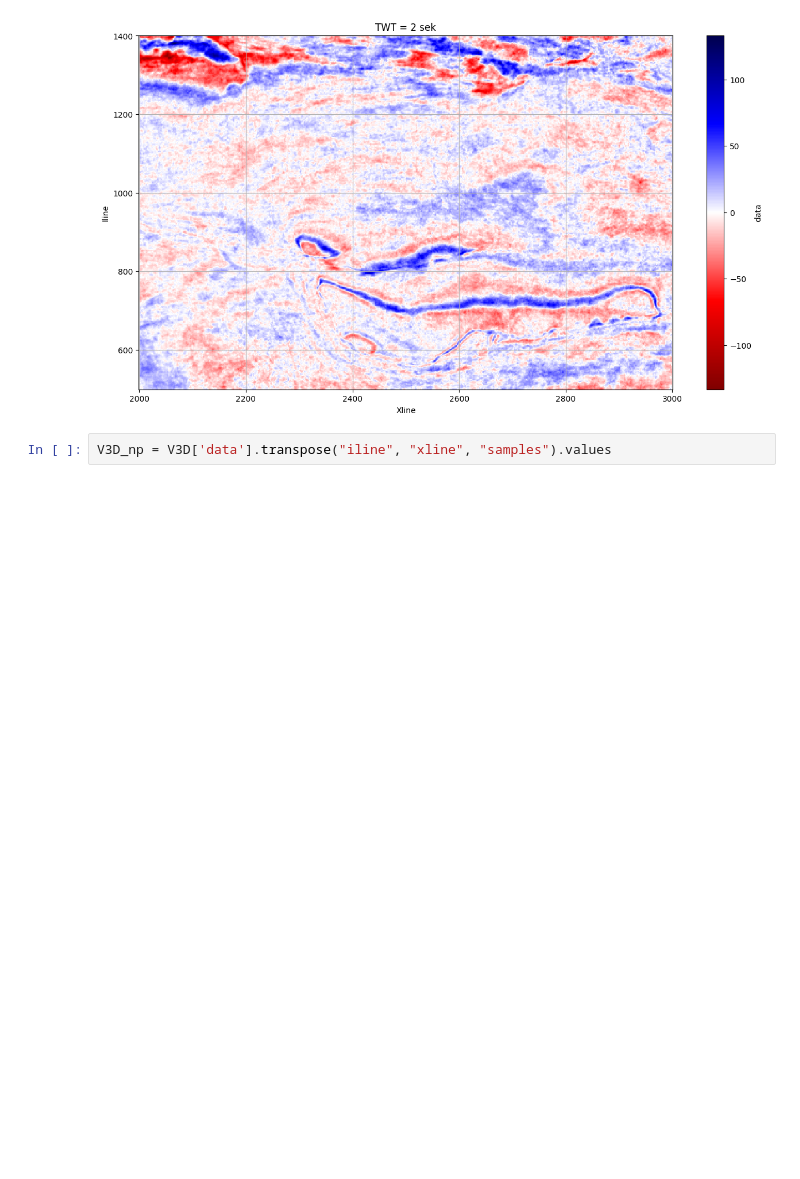
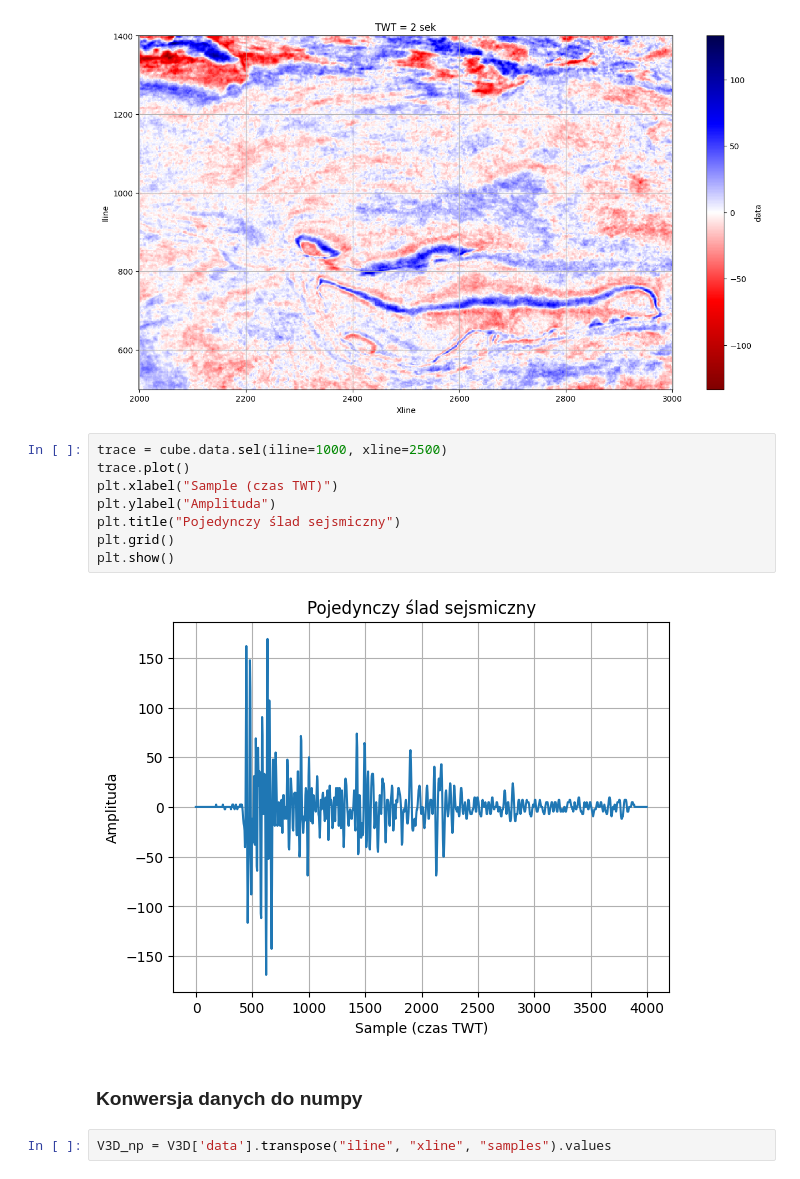
Before and after one commit to marekk13/lithofacies-classification, a Jupyter notebook: lithofacies_classification.ipynb, the cells around one changed output. Cells and saved outputs as stored; diff of their text form; blank space fills up the shorter version.

```diff
--- a/lithofacies_classification.ipynb
+++ b/lithofacies_classification.ipynb
@@ -138,6 +146,18 @@ plt.title(f"TWT = 2 sek")
 plt.show()
 # %% [output]
 [figure]
+# %%
+trace = cube.data.sel(iline=1000, xline=2500)
+trace.plot()
+plt.xlabel("Sample (czas TWT)")
+plt.ylabel("Amplituda")
+plt.title("Pojedynczy ślad sejsmiczny")
+plt.grid()
+plt.show()
+# %% [output]
+[figure, added]
+# %% [markdown]
+### Konwersja danych do numpy
 # %%
 V3D_np = V3D['data'].transpose("iline", "xline", "samples").values
 # %%
```
Also changed, not shown: parts of 24 cells of this notebook.
